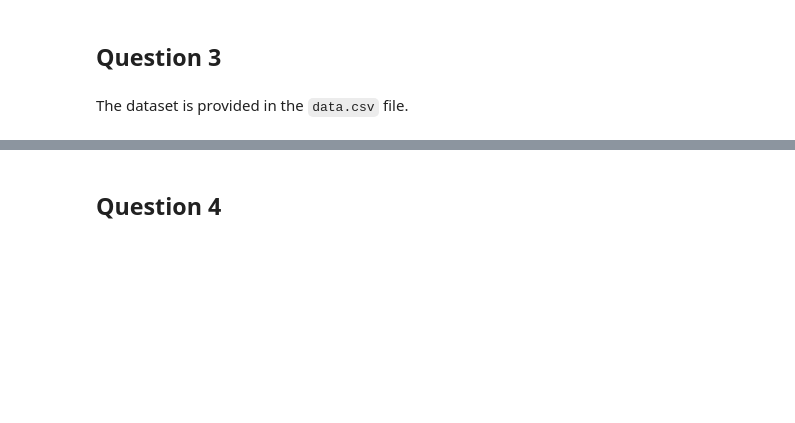
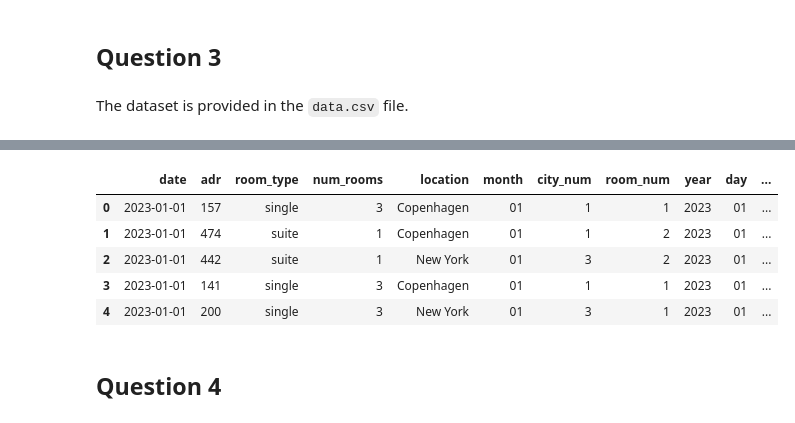
Before and after one commit to sarahpapsoe/exam-2024-pprm, a Jupyter notebook: exam2024.ipynb, the cells around one changed output, grey strips where cells are left out. Saved outputs shown, nothing was run; the diff lists cells and outputs as text; code cells hidden in the pictures; blank space fills up the shorter version.

```diff
--- a/exam2024.ipynb
+++ b/exam2024.ipynb
@@ -59,0 +289,3 @@ The dataset is provided in the `data.csv` file.
+# %%
+sum_adr = df.groupby(["location", "room_type"])["adr"].sum().reset_index(name="sum_adr")
+sum_adr
@@ -59,0 +303,10 @@ The dataset is provided in the `data.csv` file.
+# %%
+df["sum_adr"]= sum_adr["sum_adr"]
+df.head()
+# %% [output]
+|  | date | adr | room_type | num_rooms | location | month | city_num | room_num | year | day | ... |
+| 0 | 2023-01-01 | 157 | single | 3 | Copenhagen | 01 | 1 | 1 | 2023 | 01 | ... |
+| 1 | 2023-01-01 | 474 | suite | 1 | Copenhagen | 01 | 1 | 2 | 2023 | 01 | ... |
+| 2 | 2023-01-01 | 442 | suite | 1 | New York | 01 | 3 | 2 | 2023 | 01 | ... |
+| 3 | 2023-01-01 | 141 | single | 3 | Copenhagen | 01 | 1 | 1 | 2023 | 01 | ... |
+| 4 | 2023-01-01 | 200 | single | 3 | New York | 01 | 3 | 1 | 2023 | 01 | ... |
```
Also changed, not shown: parts of 25 cells of this notebook.
